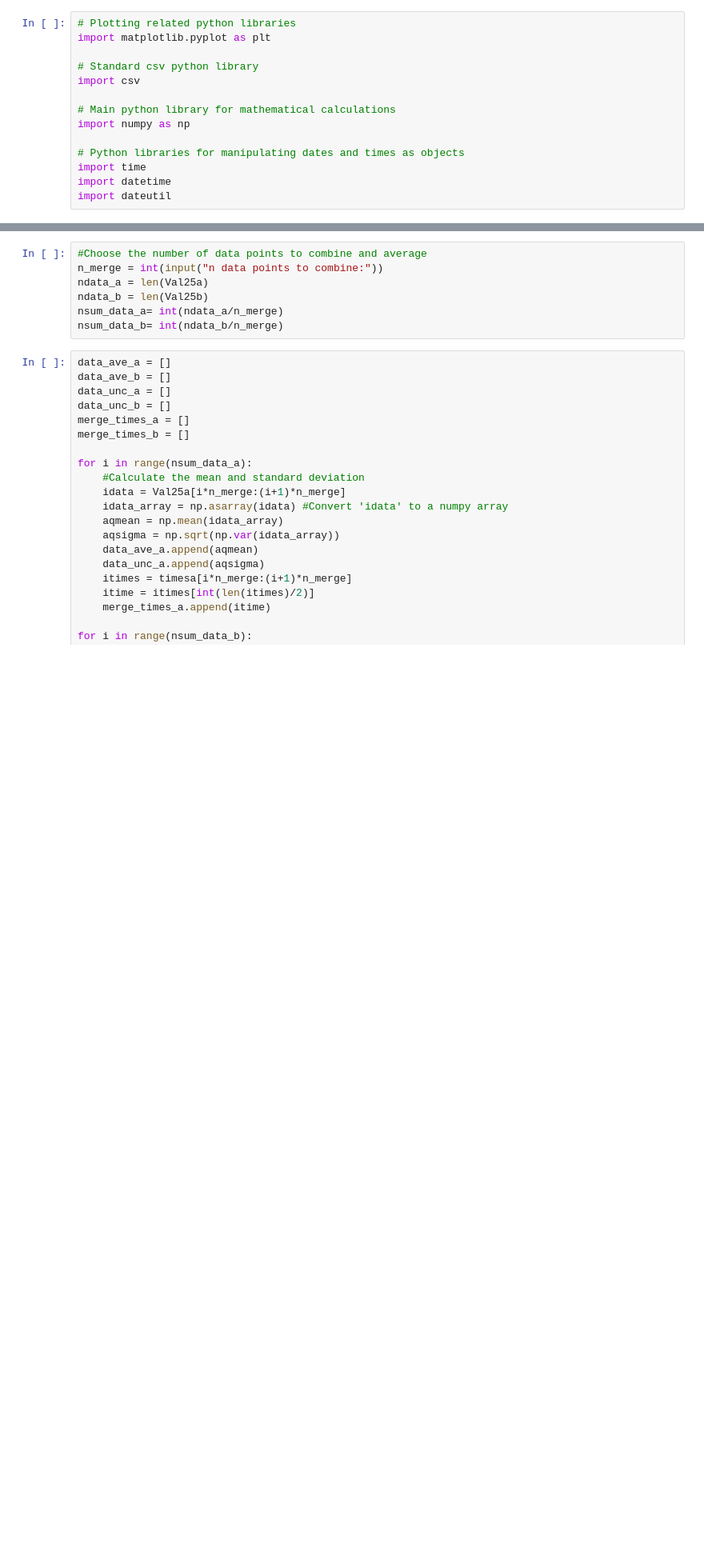
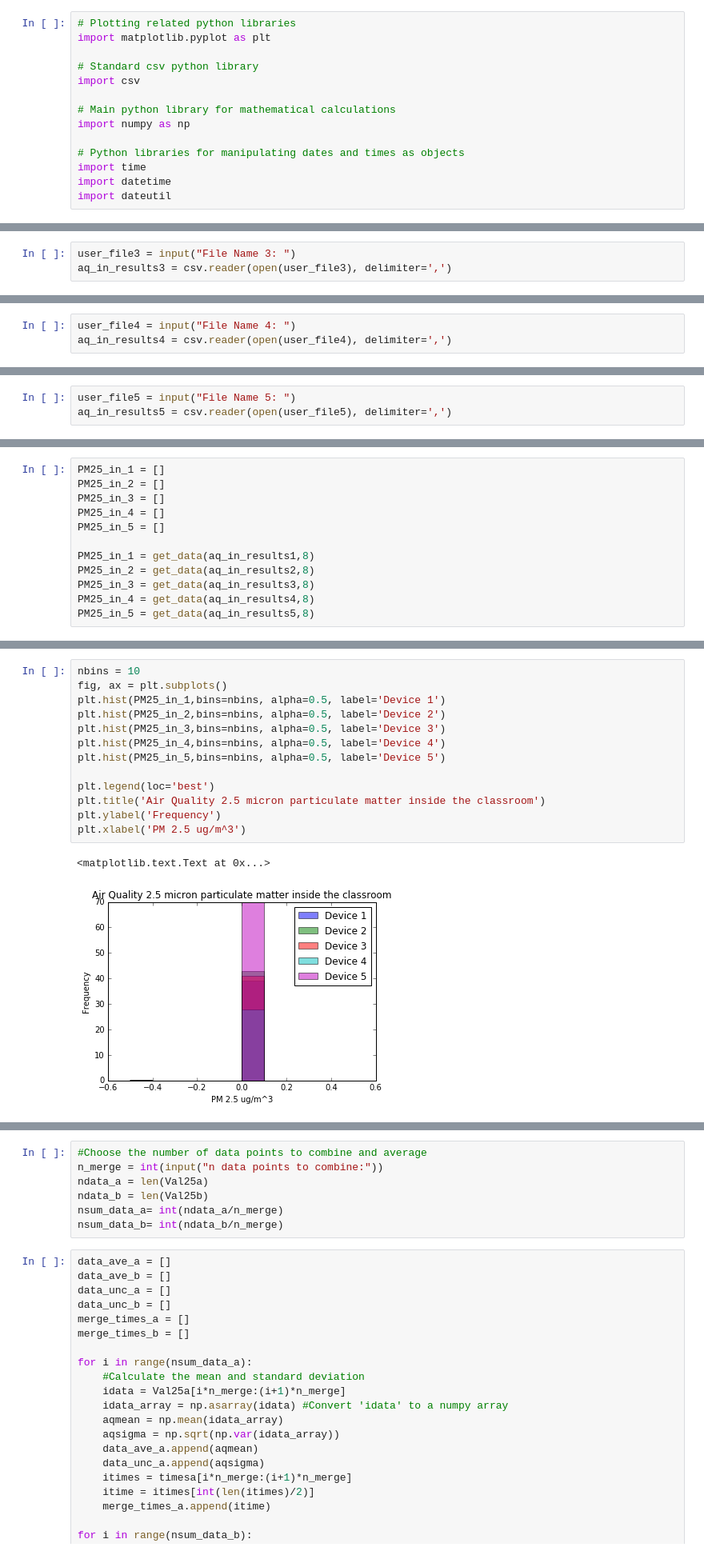
Before and after one commit to likhit2264/dosenet-analysis, a Jupyter notebook: Class Notebooks/Air Quality Activity.ipynb, the cells around one changed output, grey strips where cells are left out. Shown at 80% size. Drawn from its saved outputs; the diff is of its cells as text; blank space fills up the shorter version.

```diff
--- a/Class Notebooks/Air Quality Activity.ipynb
+++ b/Class Notebooks/Air Quality Activity.ipynb
@@ -49,0 +277,3 @@ for r in resultsb:
+# %%
+user_file3 = input("File Name 3: ")
+aq_in_results3 = csv.reader(open(user_file3), delimiter=',')
@@ -49,0 +282,3 @@ for r in resultsb:
+# %%
+user_file4 = input("File Name 4: ")
+aq_in_results4 = csv.reader(open(user_file4), delimiter=',')
@@ -49,0 +287,3 @@ for r in resultsb:
+# %%
+user_file5 = input("File Name 5: ")
+aq_in_results5 = csv.reader(open(user_file5), delimiter=',')
@@ -49,0 +292,12 @@ for r in resultsb:
+# %%
+PM25_in_1 = []
+PM25_in_2 = []
+PM25_in_3 = []
+PM25_in_4 = []
+PM25_in_5 = []
+
+PM25_in_1 = get_data(aq_in_results1,8)
+PM25_in_2 = get_data(aq_in_results2,8)
+PM25_in_3 = get_data(aq_in_results3,8)
+PM25_in_4 = get_data(aq_in_results4,8)
+PM25_in_5 = get_data(aq_in_results5,8)
@@ -49,0 +316,16 @@ for r in resultsb:
+# %%
+nbins = 10
+fig, ax = plt.subplots()
+plt.hist(PM25_in_1,bins=nbins, alpha=0.5, label='Device 1')
+plt.hist(PM25_in_2,bins=nbins, alpha=0.5, label='Device 2')
+plt.hist(PM25_in_3,bins=nbins, alpha=0.5, label='Device 3')
+plt.hist(PM25_in_4,bins=nbins, alpha=0.5, label='Device 4')
+plt.hist(PM25_in_5,bins=nbins, alpha=0.5, label='Device 5')
+
+plt.legend(loc='best')
+plt.title('Air Quality 2.5 micron particulate matter inside the classroom')
+plt.ylabel('Frequency')
+plt.xlabel('PM 2.5 ug/m^3')
+# %% [output]
+<matplotlib.text.Text at 0x...>
+[figure, added]
```
Also changed, not shown: parts of 56 cells of this notebook.
